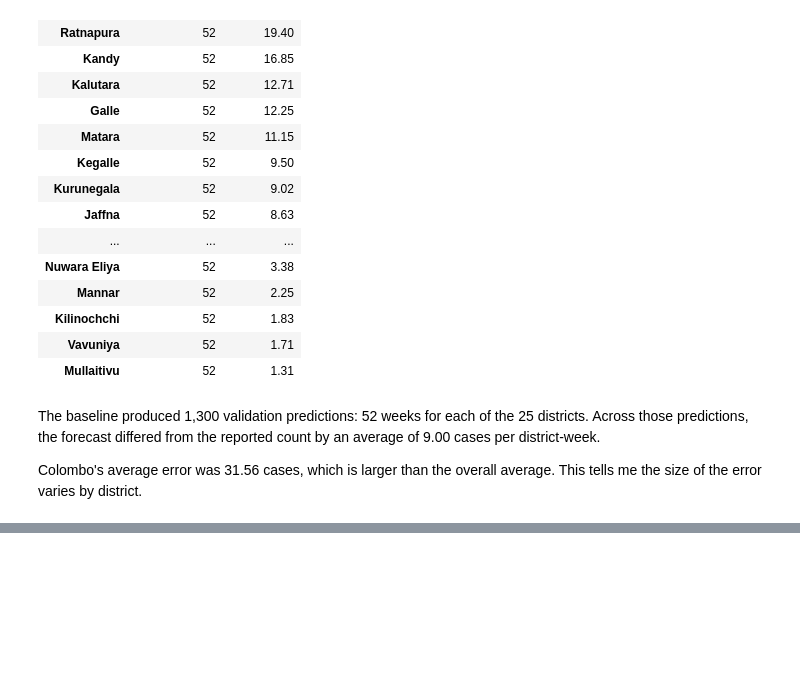
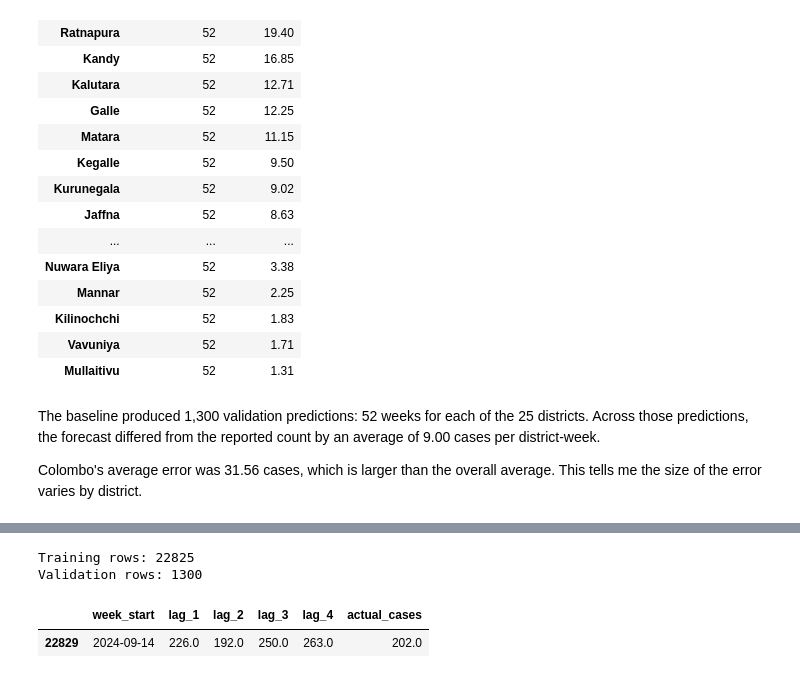
Before and after one commit to Vithu-29/sri-lanka-dengue-forecast, a Jupyter notebook: notebooks/01_explore_dengue_data.ipynb, the cells around one changed output, grey strips where cells are left out. Cells and saved outputs as stored; diff of their text form; code cells hidden in the pictures; blank space fills up the shorter version.

```diff
--- a/notebooks/01_explore_dengue_data.ipynb
+++ b/notebooks/01_explore_dengue_data.ipynb
@@ -190,0 +202,36 @@ average. This tells me the size of the error varies by district.
+# %%
+# Use only the history needed for training and validation.
+history = district_cases.loc[:validation_weeks[-1]]
+
+# stack() turns the wide table into values indexed by week and district.
+columns = {"actual_cases": history.stack()}
+
+for lag in (1, 2, 3, 4):
+    earlier_counts = history.shift(freq=pd.Timedelta(weeks=lag))
+    earlier_counts = earlier_counts.reindex(history.index)
+    columns[f"lag_{lag}"] = earlier_counts.stack()
+
+# Keep rows with a known target and all four historical counts.
+model_data = pd.DataFrame(columns).dropna().reset_index()
+model_data["month"] = model_data["week_start"].dt.month
+
+features = ["district", "month", "lag_1", "lag_2", "lag_3", "lag_4"]
+
+train = model_data.loc[model_data["week_start"].isin(train_weeks)].copy()
+valid = model_data.loc[model_data["week_start"].isin(validation_weeks)].copy()
+
+print("Training rows:", len(train))
+print("Validation rows:", len(valid))
+
+# Check one familiar example before fitting the model.
+display(
+    valid.loc[
+        valid["district"] == "Colombo",
+        ["week_start", "lag_1", "lag_2", "lag_3", "lag_4", "actual_cases"]
+    ].head(1)
+)
+# %% [output]
+Training rows: 22825
+Validation rows: 1300
+|  | week_start | lag_1 | lag_2 | lag_3 | lag_4 | actual_cases |
+| 22829 | 2024-09-14 | 226.0 | 192.0 | 250.0 | 263.0 | 202.0 |
```
Also changed, not shown: parts of 6 cells of this notebook.
